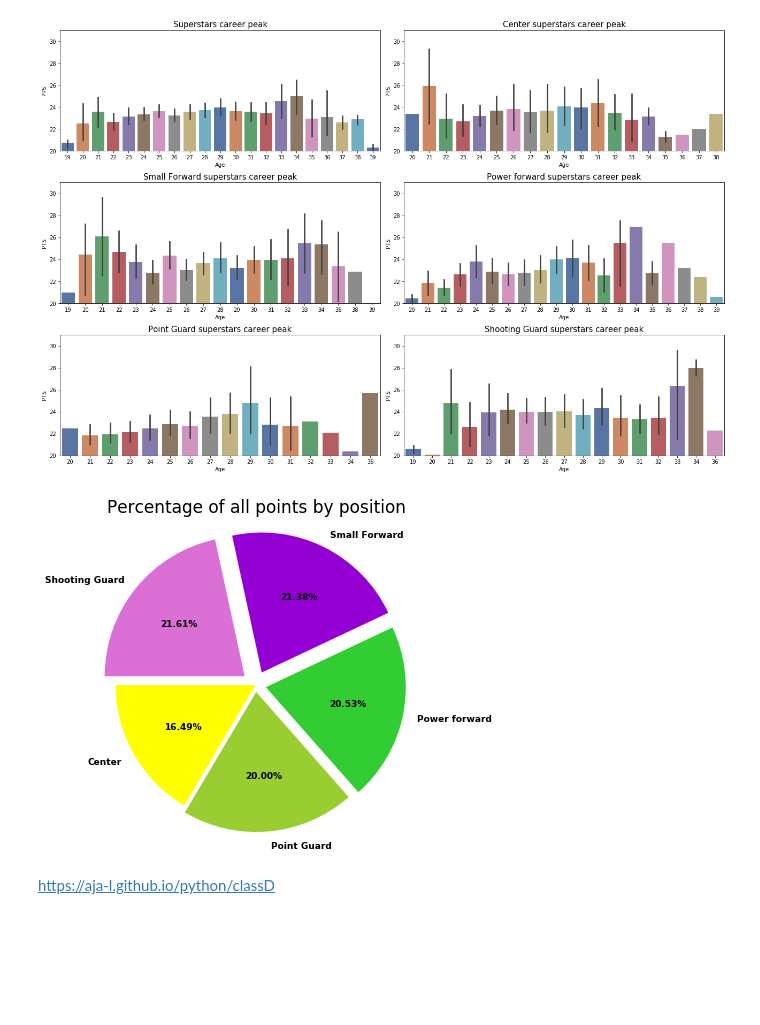
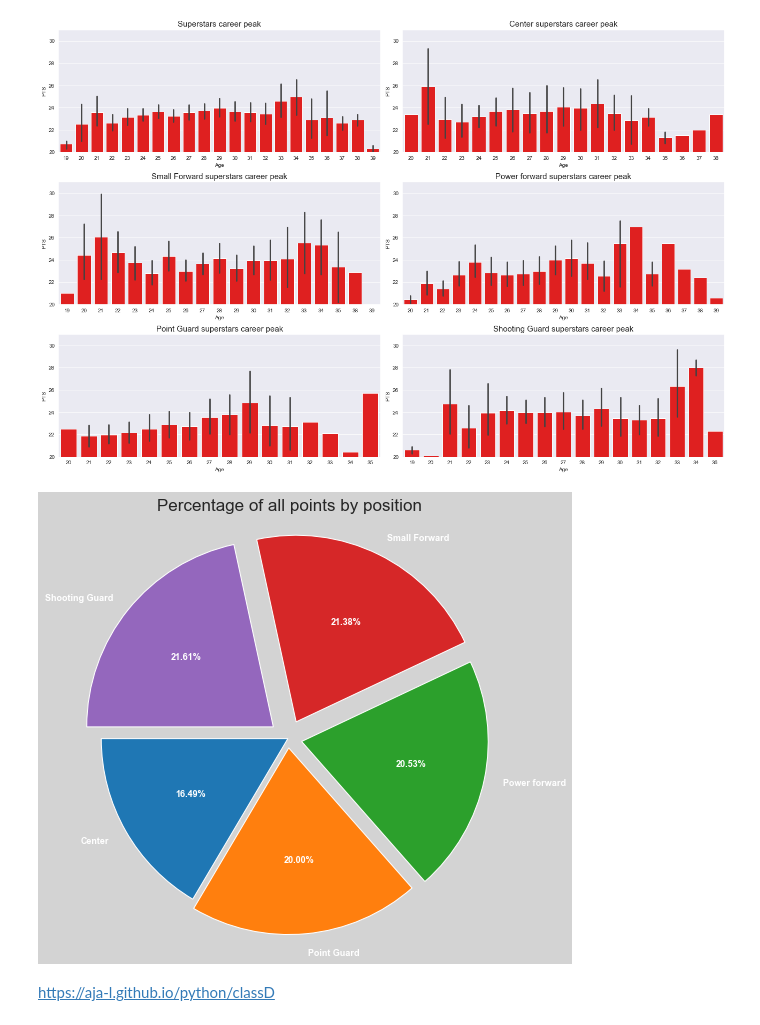
Before and after one commit to aja-l/TribeOfAi, a Jupyter notebook: classD/Graphical analysis of NBA players statistics.ipynb, the cells around one changed output. Drawn from its saved outputs; the diff is of its cells as text; code cells hidden in the pictures; blank space fills up the shorter version.

```diff
--- a/classD/Graphical analysis of NBA players statistics.ipynb
+++ b/classD/Graphical analysis of NBA players statistics.ipynb
@@ -22,7 +22,7 @@ positions = per_game['Pos'].unique().tolist()
 plt.figure(figsize=(18,12))
 plt.subplot(3,2,1)
 plt.title("Superstars career peak", fontdict={'fontsize': 15})
-sns.barplot(x=per_game['Age'], y=per_game['PTS'], palette='deep')
+fig1 = sns.barplot(x=per_game['Age'], y=per_game['PTS'], color='red')
 plt.ylim(20,31)
 plt.xlim=(18,40)
 
@@ -31,42 +31,43 @@ for position in positions:
     plt.subplot(3,2,index)
     plt.title('{} superstars career peak'.format(position), fontsize=15)
     df = filtered_by_position(per_game, position)
-    sns.barplot(x=df['Age'].astype(int), y=df['PTS'], palette='deep')
+    fig1 = sns.barplot(x=df['Age'].astype(int), y=df['PTS'], color='red')
     plt.ylim(20,31)
     plt.xlim=(18,40)
     index += 1
 
+fig1 = sns.set_style('darkgrid')
 plt.tight_layout(pad=1)
 # %% [output]
-[figure, old version]
+[figure, new version]
 # %%
 totals = pd.read_csv('season_totals.csv')
 
 grouped_by_possition = pd.DataFrame(totals.groupby('Pos')['PTS'].agg(sum), index = totals['Pos']).drop_duplicates()
 grouped_by_possition = grouped_by_possition[grouped_by_possition.index.str.len() <= 2]
 grouped_by_possition = grouped_by_possition.rename(index={'PG': 'Point Guard',
                                                           'SG': 'Shooting Guard',
                                                           'SF': 'Small Forward',
                                                           'PF': 'Power forward',
                                                           'C': 'Center'})
 explode = [0,0.05,0.075,0.1,0.1]
-colors = ['yellow', 'yellowgreen', 'limegreen', 'darkviolet', 'orchid']
 
 plt.title('Percentage of all points by position', fontsize=17)
-fig1 = plt.gcf()
-fig1.set_size_inches(6,6)
+fig2 = plt.gcf()
+fig2.set_size_inches(8,8)
+fig2.set_facecolor('lightgrey')
 plt.pie(grouped_by_possition['PTS'].tolist(),
         labels=grouped_by_possition.index.tolist(),
-        colors=colors,
         autopct='%1.2f%%',
         explode=explode,
         startangle=180,
         textprops={'weight':'bold',
-                   'fontsize':9})
+                   'fontsize': 9,
+                   'color': 'white'})
 plt.axis('equal')
 plt.show(block=False)
 # %% [output]
-[figure, old version]
+[figure, new version]
 # %%
 df = pd.read_csv('countries.csv')
 
```
Also changed, not shown: parts of 5 cells of this notebook.
